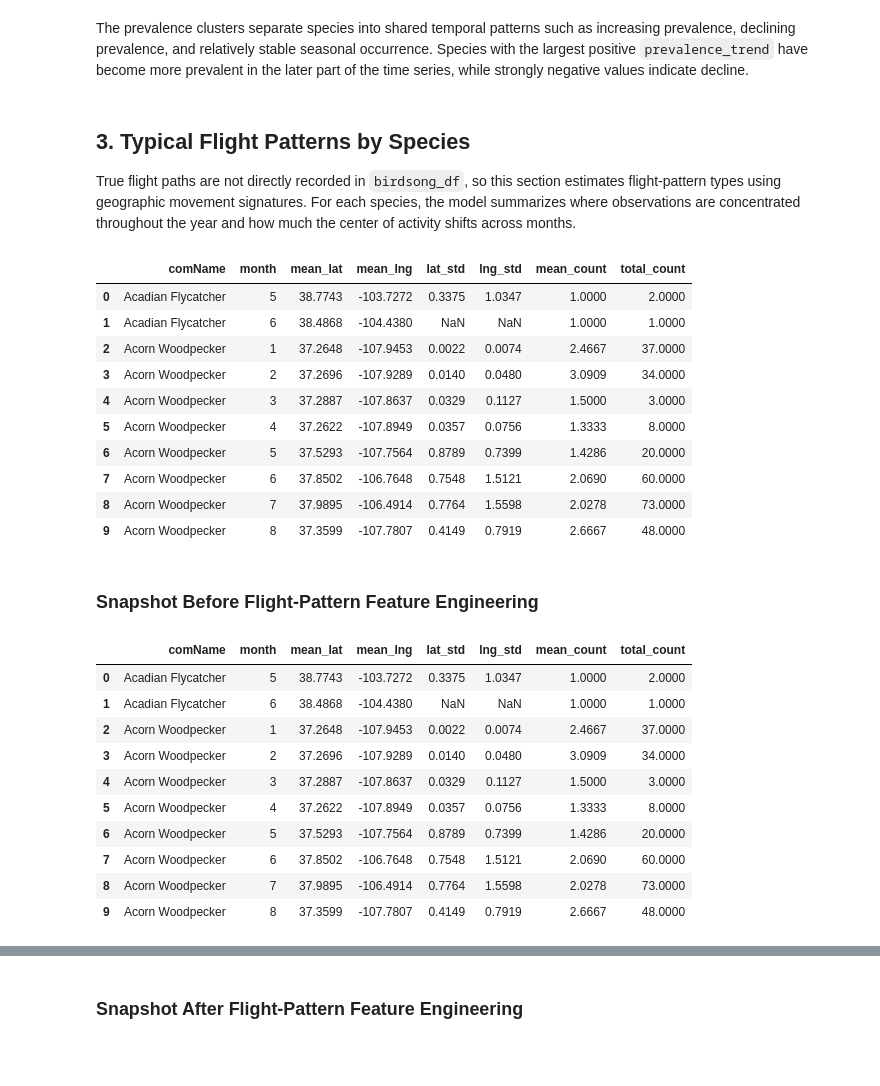
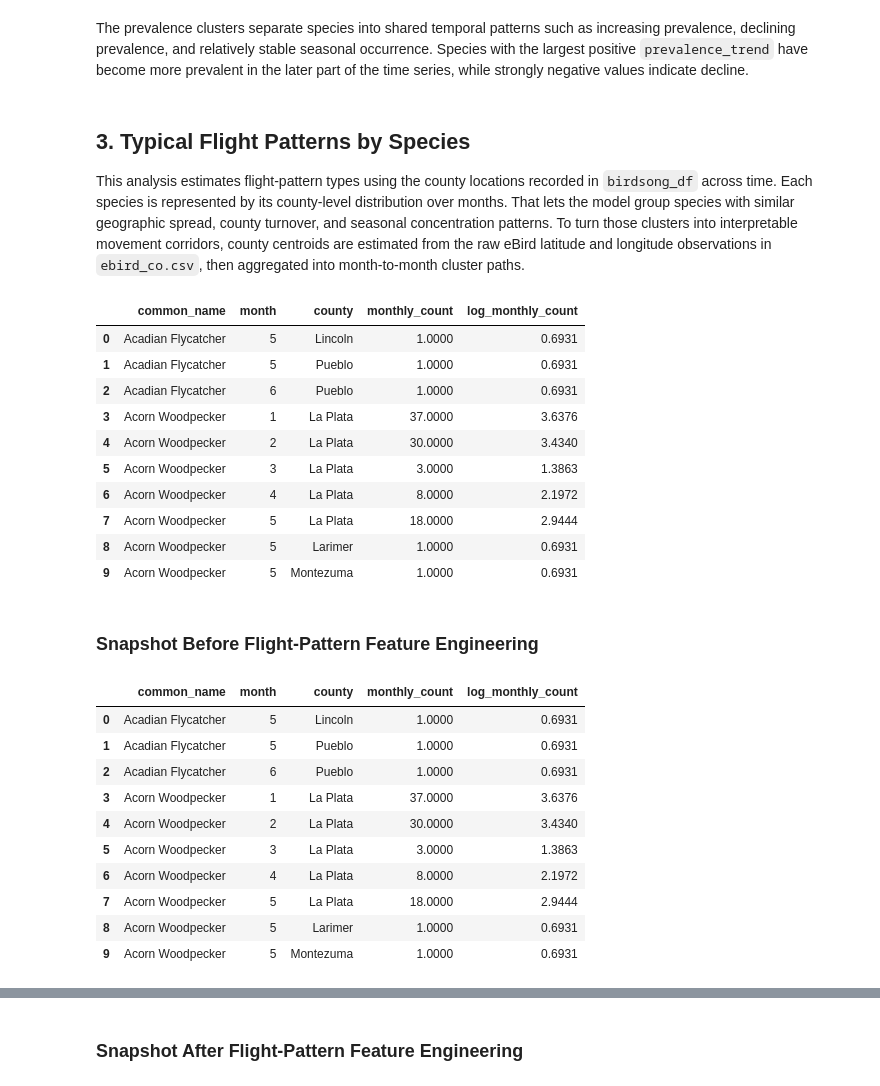
Before and after one commit to Kaxlow/where-the-birds-sing, a Jupyter notebook: src/clustering-analysis.ipynb, the cells around one changed output, grey strips where cells are left out. Drawn from its saved outputs; the diff is of its cells as text; code cells hidden in the pictures; blank space fills up the shorter version.

Commit message:
Added Jupyter Notebook for Clustering Analysis.

```diff
--- a/src/clustering-analysis.ipynb
+++ b/src/clustering-analysis.ipynb
@@ -472,56 +485,42 @@ The prevalence clusters separate species into shared temporal patterns such as i
 # %% [markdown]
 ## 3. Typical Flight Patterns by Species
 
-True flight paths are not directly recorded in `birdsong_df`, so this section estimates flight-pattern types using geographic movement signatures. For each species, the model summarizes where observations are concentrated throughout the year and how much the center of activity shifts across months.
+This analysis estimates flight-pattern types using the county locations recorded in `birdsong_df` across time. Each species is represented by its county-level distribution over months. That lets the model group species with similar geographic spread, county turnover, and seasonal concentration patterns. To turn those clusters into interpretable movement corridors, county centroids are estimated from the raw eBird latitude and longitude observations in `ebird_co.csv`, then aggregated into month-to-month cluster paths.
 # %%
-raw_bird_data = pd.read_csv('..\\data\\ebird_co.csv')
-raw_bird_data['obsDt'] = pd.to_datetime(raw_bird_data['obsDt'], errors='coerce')
-raw_bird_data['queryDate'] = pd.to_datetime(raw_bird_data['queryDate'], errors='coerce')
-raw_bird_data['effective_date'] = raw_bird_data['obsDt'].fillna(raw_bird_data['queryDate'])
-raw_bird_data['month'] = raw_bird_data['effective_date'].dt.month
-raw_bird_data['howMany'] = pd.to_numeric(raw_bird_data['howMany'], errors='coerce').fillna(1)
-
-species_monthly_geo = (
-    raw_bird_data
-    .dropna(subset=['comName', 'lat', 'lng', 'effective_date'])
-    .groupby(['comName', 'month'], as_index=False)
-    .agg(
-        mean_lat=('lat', 'mean'),
-        mean_lng=('lng', 'mean'),
-        lat_std=('lat', 'std'),
-        lng_std=('lng', 'std'),
-        mean_count=('howMany', 'mean'),
-        total_count=('howMany', 'sum')
-    )
+species_monthly_county = (
+    birdsong_df
+    .groupby(['common_name', 'month', 'county'], as_index=False)
+    .agg(monthly_count=('bird_count', 'sum'))
 )
 
-species_monthly_geo.head(10)
+species_monthly_county['log_monthly_count'] = np.log1p(species_monthly_county['monthly_count'])
+species_monthly_county.head(10)
 # %% [output]
-|  | comName | month | mean_lat | mean_lng | lat_std | lng_std | mean_count | total_count |
-| 0 | Acadian Flycatcher | 5 | 38.7743 | -103.7272 | 0.3375 | 1.0347 | 1.0000 | 2.0000 |
-| 1 | Acadian Flycatcher | 6 | 38.4868 | -104.4380 | NaN | NaN | 1.0000 | 1.0000 |
-| 2 | Acorn Woodpecker | 1 | 37.2648 | -107.9453 | 0.0022 | 0.0074 | 2.4667 | 37.0000 |
-| 3 | Acorn Woodpecker | 2 | 37.2696 | -107.9289 | 0.0140 | 0.0480 | 3.0909 | 34.0000 |
-| 4 | Acorn Woodpecker | 3 | 37.2887 | -107.8637 | 0.0329 | 0.1127 | 1.5000 | 3.0000 |
-| 5 | Acorn Woodpecker | 4 | 37.2622 | -107.8949 | 0.0357 | 0.0756 | 1.3333 | 8.0000 |
-| 6 | Acorn Woodpecker | 5 | 37.5293 | -107.7564 | 0.8789 | 0.7399 | 1.4286 | 20.0000 |
-| 7 | Acorn Woodpecker | 6 | 37.8502 | -106.7648 | 0.7548 | 1.5121 | 2.0690 | 60.0000 |
-| 8 | Acorn Woodpecker | 7 | 37.9895 | -106.4914 | 0.7764 | 1.5598 | 2.0278 | 73.0000 |
-| 9 | Acorn Woodpecker | 8 | 37.3599 | -107.7807 | 0.4149 | 0.7919 | 2.6667 | 48.0000 |
+|  | common_name | month | county | monthly_count | log_monthly_count |
+| 0 | Acadian Flycatcher | 5 | Lincoln | 1.0000 | 0.6931 |
+| 1 | Acadian Flycatcher | 5 | Pueblo | 1.0000 | 0.6931 |
+| 2 | Acadian Flycatcher | 6 | Pueblo | 1.0000 | 0.6931 |
+| 3 | Acorn Woodpecker | 1 | La Plata | 37.0000 | 3.6376 |
+| 4 | Acorn Woodpecker | 2 | La Plata | 30.0000 | 3.4340 |
+| 5 | Acorn Woodpecker | 3 | La Plata | 3.0000 | 1.3863 |
+| 6 | Acorn Woodpecker | 4 | La Plata | 8.0000 | 2.1972 |
+| 7 | Acorn Woodpecker | 5 | La Plata | 18.0000 | 2.9444 |
+| 8 | Acorn Woodpecker | 5 | Larimer | 1.0000 | 0.6931 |
+| 9 | Acorn Woodpecker | 5 | Montezuma | 1.0000 | 0.6931 |
 # %% [markdown]
 ### Snapshot Before Flight-Pattern Feature Engineering
 # %%
-species_monthly_geo.head(10)
+species_monthly_county.head(10)
 # %% [output]
-|  | comName | month | mean_lat | mean_lng | lat_std | lng_std | mean_count | total_count |
-| 0 | Acadian Flycatcher | 5 | 38.7743 | -103.7272 | 0.3375 | 1.0347 | 1.0000 | 2.0000 |
-| 1 | Acadian Flycatcher | 6 | 38.4868 | -104.4380 | NaN | NaN | 1.0000 | 1.0000 |
-| 2 | Acorn Woodpecker | 1 | 37.2648 | -107.9453 | 0.0022 | 0.0074 | 2.4667 | 37.0000 |
-| 3 | Acorn Woodpecker | 2 | 37.2696 | -107.9289 | 0.0140 | 0.0480 | 3.0909 | 34.0000 |
-| 4 | Acorn Woodpecker | 3 | 37.2887 | -107.8637 | 0.0329 | 0.1127 | 1.5000 | 3.0000 |
-| 5 | Acorn Woodpecker | 4 | 37.2622 | -107.8949 | 0.0357 | 0.0756 | 1.3333 | 8.0000 |
-| 6 | Acorn Woodpecker | 5 | 37.5293 | -107.7564 | 0.8789 | 0.7399 | 1.4286 | 20.0000 |
-| 7 | Acorn Woodpecker | 6 | 37.8502 | -106.7648 | 0.7548 | 1.5121 | 2.0690 | 60.0000 |
-| 8 | Acorn Woodpecker | 7 | 37.9895 | -106.4914 | 0.7764 | 1.5598 | 2.0278 | 73.0000 |
-| 9 | Acorn Woodpecker | 8 | 37.3599 | -107.7807 | 0.4149 | 0.7919 | 2.6667 | 48.0000 |
+|  | common_name | month | county | monthly_count | log_monthly_count |
+| 0 | Acadian Flycatcher | 5 | Lincoln | 1.0000 | 0.6931 |
+| 1 | Acadian Flycatcher | 5 | Pueblo | 1.0000 | 0.6931 |
+| 2 | Acadian Flycatcher | 6 | Pueblo | 1.0000 | 0.6931 |
+| 3 | Acorn Woodpecker | 1 | La Plata | 37.0000 | 3.6376 |
+| 4 | Acorn Woodpecker | 2 | La Plata | 30.0000 | 3.4340 |
+| 5 | Acorn Woodpecker | 3 | La Plata | 3.0000 | 1.3863 |
+| 6 | Acorn Woodpecker | 4 | La Plata | 8.0000 | 2.1972 |
+| 7 | Acorn Woodpecker | 5 | La Plata | 18.0000 | 2.9444 |
+| 8 | Acorn Woodpecker | 5 | Larimer | 1.0000 | 0.6931 |
+| 9 | Acorn Woodpecker | 5 | Montezuma | 1.0000 | 0.6931 |
 # %%
```
Also changed, not shown: parts of 18 cells of this notebook, 1 other file.
